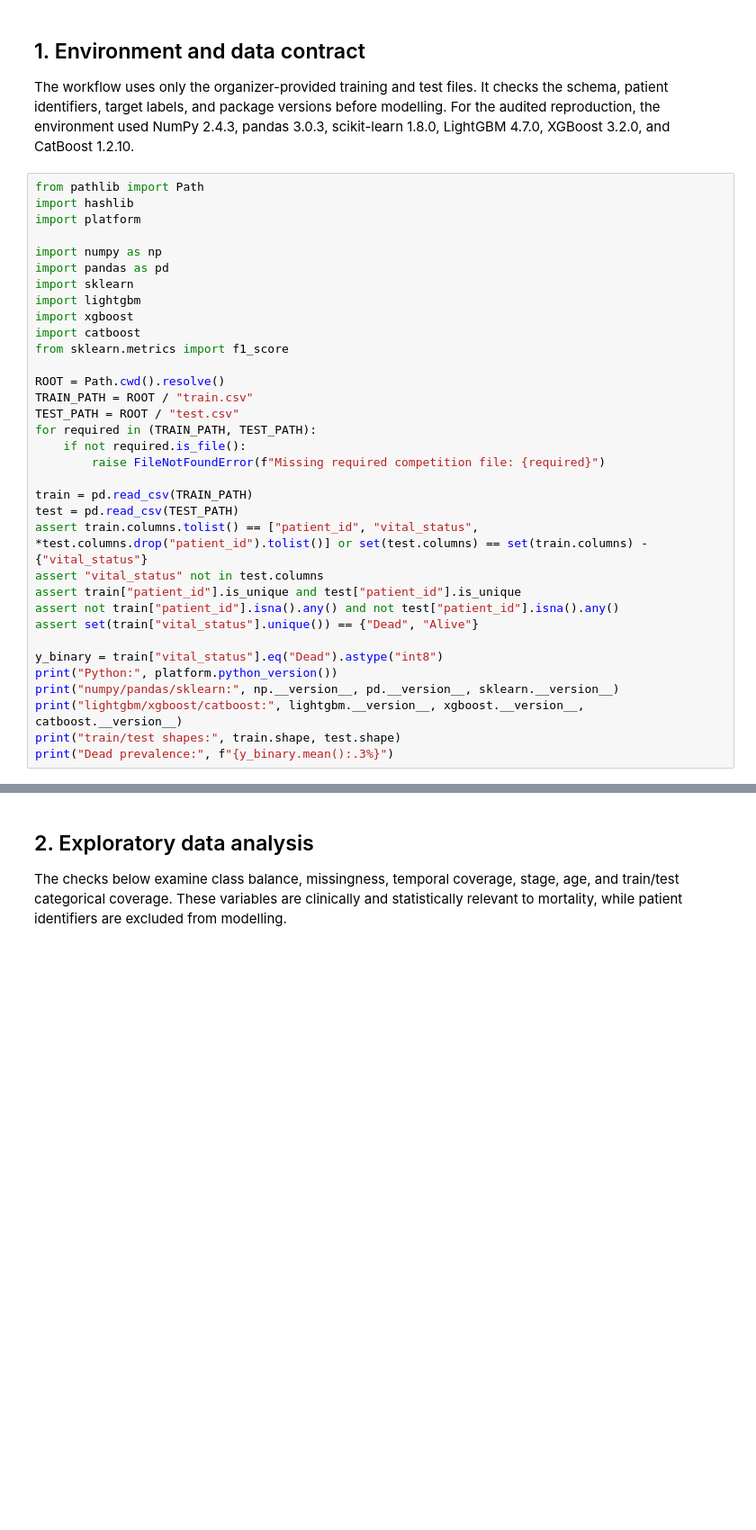
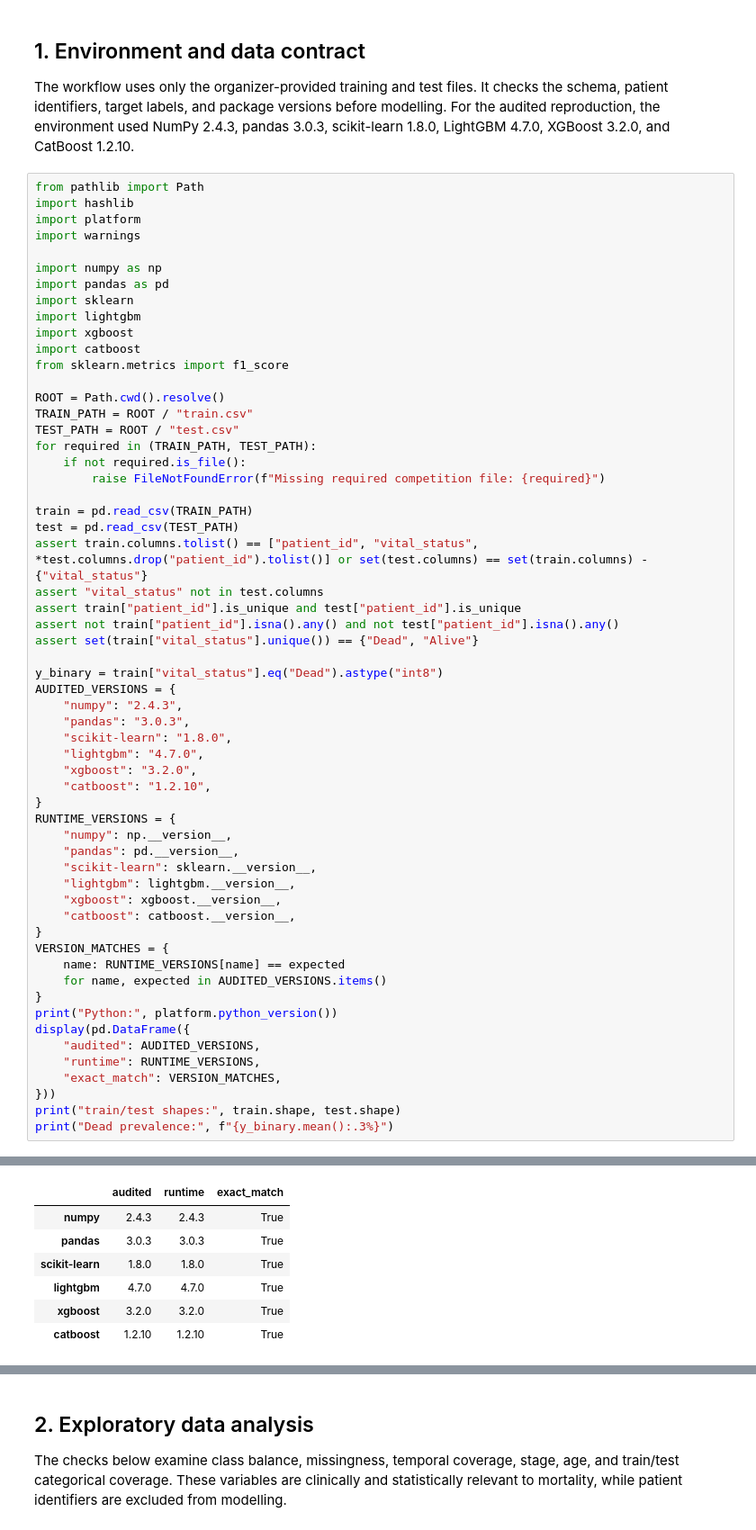
Before and after one commit to Jahidul183019/Insight-2.0-Datathon-2026, a Jupyter notebook: insight_2_0_consolidated.ipynb, the cells around one changed output, grey strips where cells are left out. Shown at 90% size. Drawn from its saved outputs; the diff is of its cells as text; blank space fills up the shorter version.

```diff
--- a/insight_2_0_consolidated.ipynb
+++ b/insight_2_0_consolidated.ipynb
@@ -28,6 +28,7 @@ CatBoost 1.2.10.
 from pathlib import Path
 import hashlib
 import platform
+import warnings
 
 import numpy as np
 import pandas as pd
@@ -53,9 +54,32 @@ assert not train["patient_id"].isna().any() and not test["patient_id"].isna().an
 assert set(train["vital_status"].unique()) == {"Dead", "Alive"}
 
 y_binary = train["vital_status"].eq("Dead").astype("int8")
+AUDITED_VERSIONS = {
+    "numpy": "2.4.3",
+    "pandas": "3.0.3",
+    "scikit-learn": "1.8.0",
+    "lightgbm": "4.7.0",
+    "xgboost": "3.2.0",
+    "catboost": "1.2.10",
+}
+RUNTIME_VERSIONS = {
+    "numpy": np.__version__,
+    "pandas": pd.__version__,
+    "scikit-learn": sklearn.__version__,
+    "lightgbm": lightgbm.__version__,
+    "xgboost": xgboost.__version__,
+    "catboost": catboost.__version__,
+}
+VERSION_MATCHES = {
+    name: RUNTIME_VERSIONS[name] == expected
+    for name, expected in AUDITED_VERSIONS.items()
+}
 print("Python:", platform.python_version())
-print("numpy/pandas/sklearn:", np.__version__, pd.__version__, sklearn.__version__)
-print("lightgbm/xgboost/catboost:", lightgbm.__version__, xgboost.__version__, catboost.__version__)
+display(pd.DataFrame({
+    "audited": AUDITED_VERSIONS,
+    "runtime": RUNTIME_VERSIONS,
+    "exact_match": VERSION_MATCHES,
+}))
 print("train/test shapes:", train.shape, test.shape)
 print("Dead prevalence:", f"{y_binary.mean():.3%}")
 # %% [output]
@@ -66,0 +87,7 @@ Dead prevalence: 83.000%
+|  | audited | runtime | exact_match |
+| numpy | 2.4.3 | 2.4.3 | True |
+| pandas | 3.0.3 | 3.0.3 | True |
+| scikit-learn | 1.8.0 | 1.8.0 | True |
+| lightgbm | 4.7.0 | 4.7.0 | True |
+| xgboost | 3.2.0 | 3.2.0 | True |
+| catboost | 1.2.10 | 1.2.10 | True |
```
Also changed, not shown: parts of 8 cells of this notebook, 3 other files.
